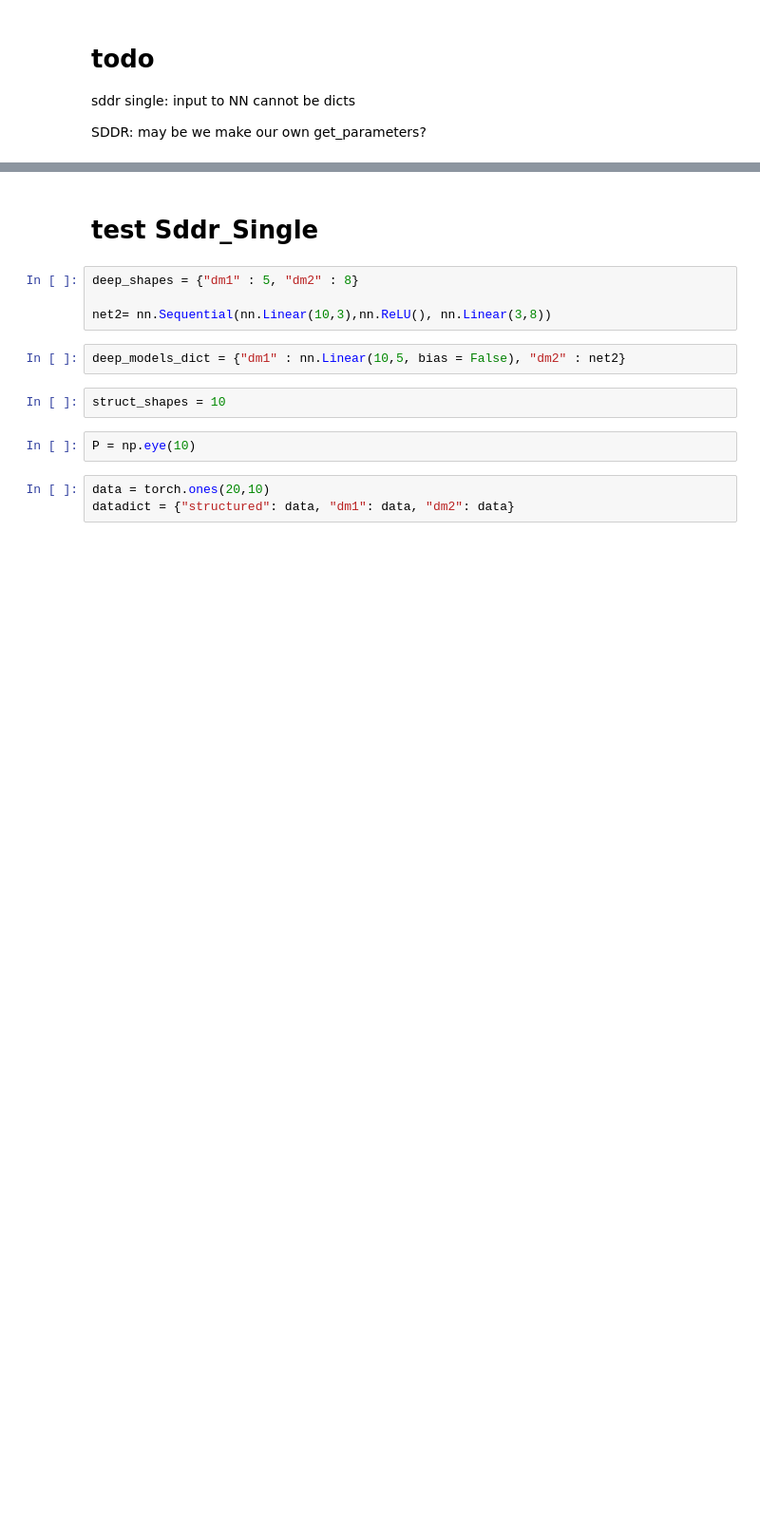
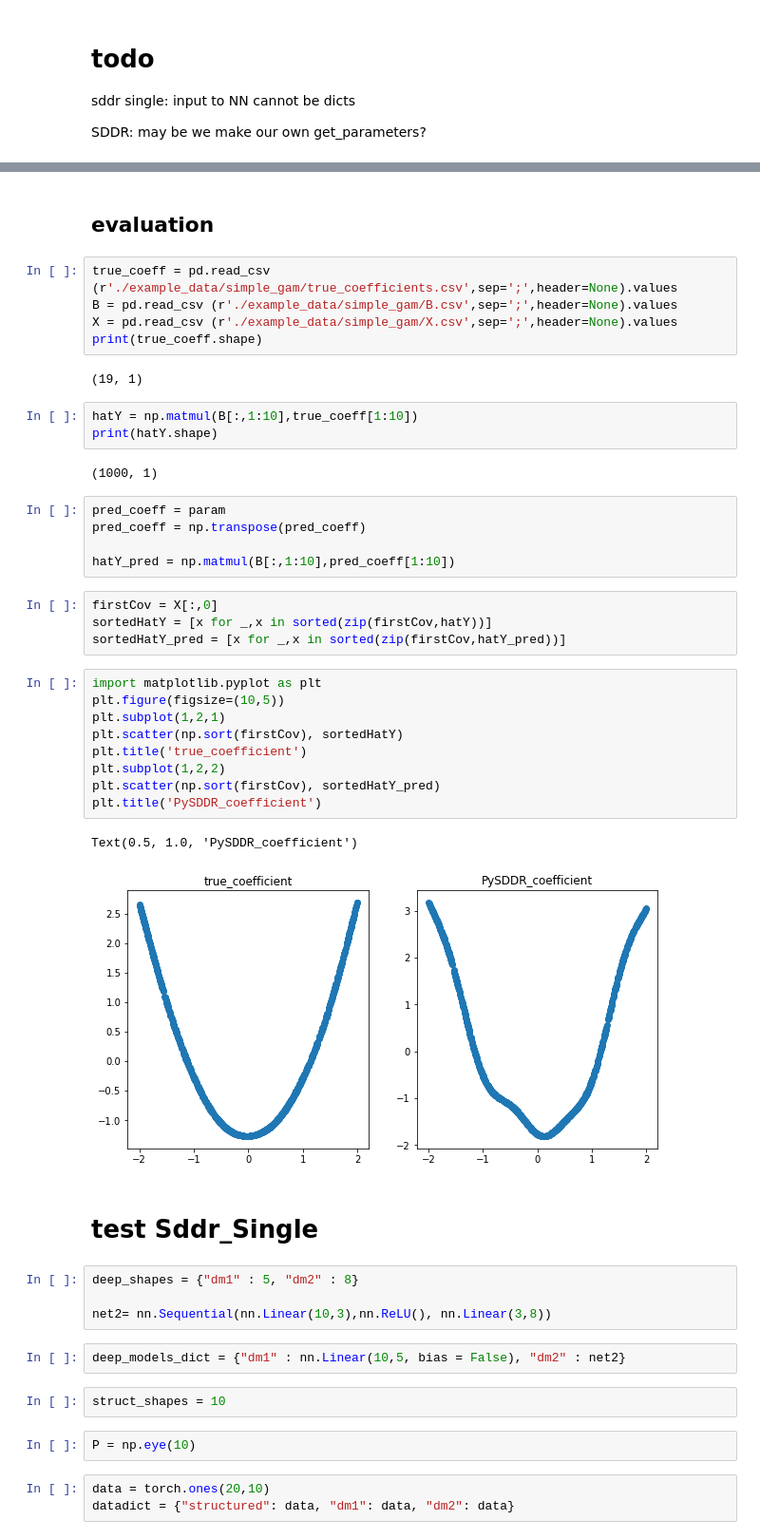
Before and after one commit to HelmholtzAI-Consultants-Munich/PySDDR, a Jupyter notebook: SDDR.ipynb, the cells around one changed output, grey strips where cells are left out. Shown: that part at 95% size. Drawn from its saved outputs; the diff is of its cells as text; blank space fills up the shorter version.

```diff
--- a/SDDR.ipynb
+++ b/SDDR.ipynb
@@ -161,3 +268,38 @@ class Sddr(nn.Module):
+# %% [markdown]
+## evaluation
+# %%
+true_coeff = pd.read_csv (r'./example_data/simple_gam/true_coefficients.csv',sep=';',header=None).values
+B = pd.read_csv (r'./example_data/simple_gam/B.csv',sep=';',header=None).values
+X = pd.read_csv (r'./example_data/simple_gam/X.csv',sep=';',header=None).values
+print(true_coeff.shape)
+# %% [output]
+(19, 1)
+# %%
+hatY = np.matmul(B[:,1:10],true_coeff[1:10])
+print(hatY.shape)
+# %% [output]
+(1000, 1)
+# %%
+pred_coeff = param
+pred_coeff = np.transpose(pred_coeff)
+
+hatY_pred = np.matmul(B[:,1:10],pred_coeff[1:10])
+# %%
+firstCov = X[:,0]
+sortedHatY = [x for _,x in sorted(zip(firstCov,hatY))]
+sortedHatY_pred = [x for _,x in sorted(zip(firstCov,hatY_pred))]
+# %%
+import matplotlib.pyplot as plt
+plt.figure(figsize=(10,5))
+plt.subplot(1,2,1)
+plt.scatter(np.sort(firstCov), sortedHatY)
+plt.title('true_coefficient')
+plt.subplot(1,2,2)
+plt.scatter(np.sort(firstCov), sortedHatY_pred)
+plt.title('PySDDR_coefficient')
+# %% [output]
+Text(0.5, 1.0, 'PySDDR_coefficient')
+[figure, added]
 # %% [markdown]
 # test Sddr_Single
 # %%
```
Also changed, not shown: parts of 8 cells of this notebook, 1 other file.
